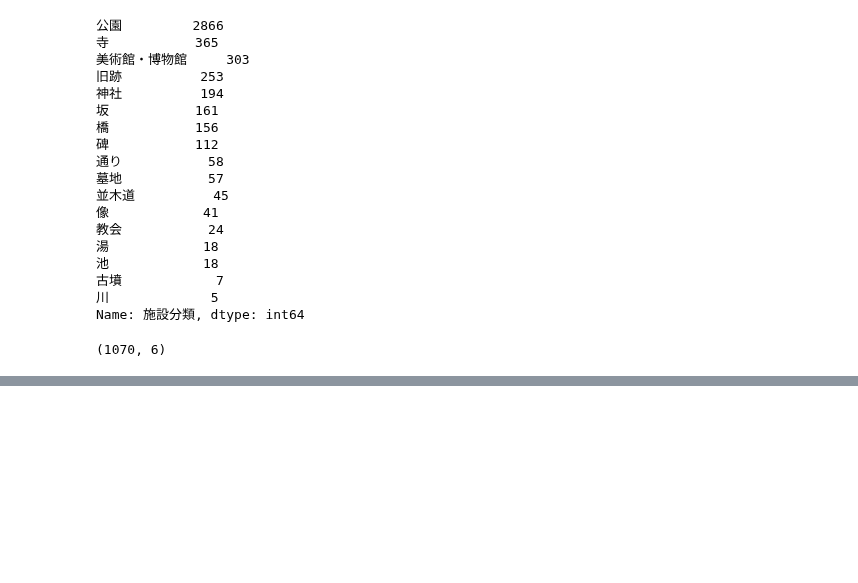
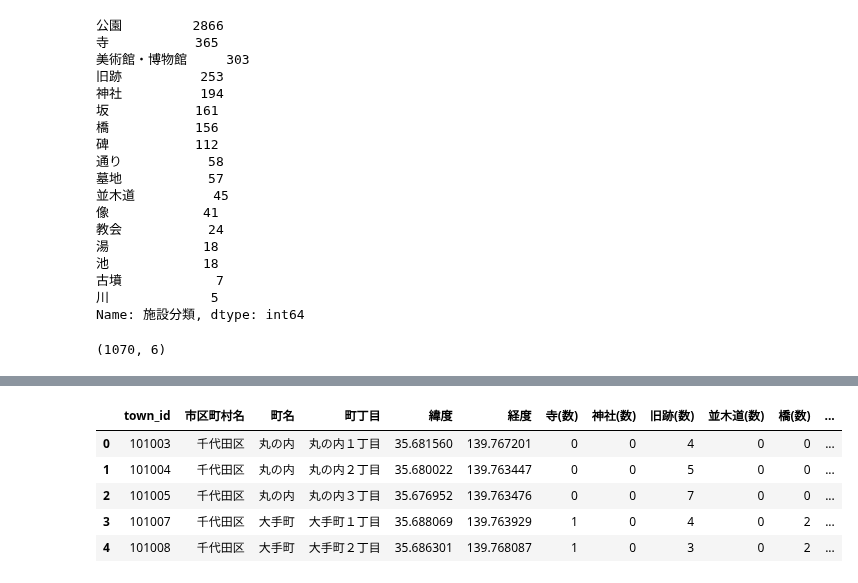
Before and after one commit to z-guard/analysis, a Jupyter notebook: notebooks/famous_place_master.ipynb, the cells around one changed output, grey strips where cells are left out. Drawn from its saved outputs; the diff is of its cells as text; code cells hidden in the pictures; blank space fills up the shorter version.

```diff
--- a/notebooks/famous_place_master.ipynb
+++ b/notebooks/famous_place_master.ipynb
@@ -162,0 +174,3 @@ df_place_master.to_csv(os.path.join(DIR_NAME, 'famous_place_master.csv'), index=
+# %%
+df_geo_master = pd.read_csv(os.path.join(DIR_NAME, 'geocoding.csv'))[['town_id', '市区町村名', '町名', '町丁目', '緯度', '経度']]
+print(df_geo_master.shape)
@@ -162,0 +228,9 @@ df_place_master.to_csv(os.path.join(DIR_NAME, 'famous_place_master.csv'), index=
+# %%
+df_geo_master.head()
+# %% [output]
+|  | town_id | 市区町村名 | 町名 | 町丁目 | 緯度 | 経度 | 寺(数) | 神社(数) | 旧跡(数) | 並木道(数) | 橋(数) | ... |
+| 0 | 101003 | 千代田区 | 丸の内 | 丸の内１丁目 | 35.681560 | 139.767201 | 0 | 0 | 4 | 0 | 0 | ... |
+| 1 | 101004 | 千代田区 | 丸の内 | 丸の内２丁目 | 35.680022 | 139.763447 | 0 | 0 | 5 | 0 | 0 | ... |
+| 2 | 101005 | 千代田区 | 丸の内 | 丸の内３丁目 | 35.676952 | 139.763476 | 0 | 0 | 7 | 0 | 0 | ... |
+| 3 | 101007 | 千代田区 | 大手町 | 大手町１丁目 | 35.688069 | 139.763929 | 1 | 0 | 4 | 0 | 2 | ... |
+| 4 | 101008 | 千代田区 | 大手町 | 大手町２丁目 | 35.686301 | 139.768087 | 1 | 0 | 3 | 0 | 2 | ... |
```
Also changed, not shown: parts of 11 cells of this notebook.
